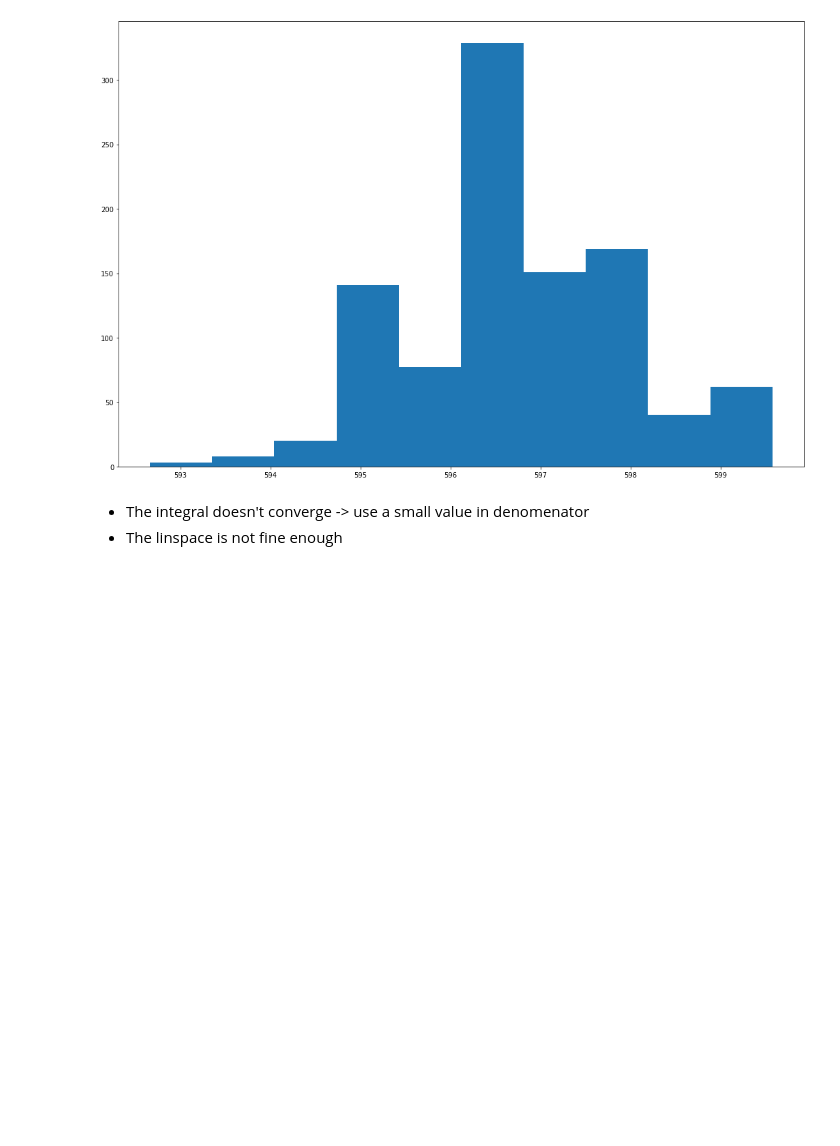
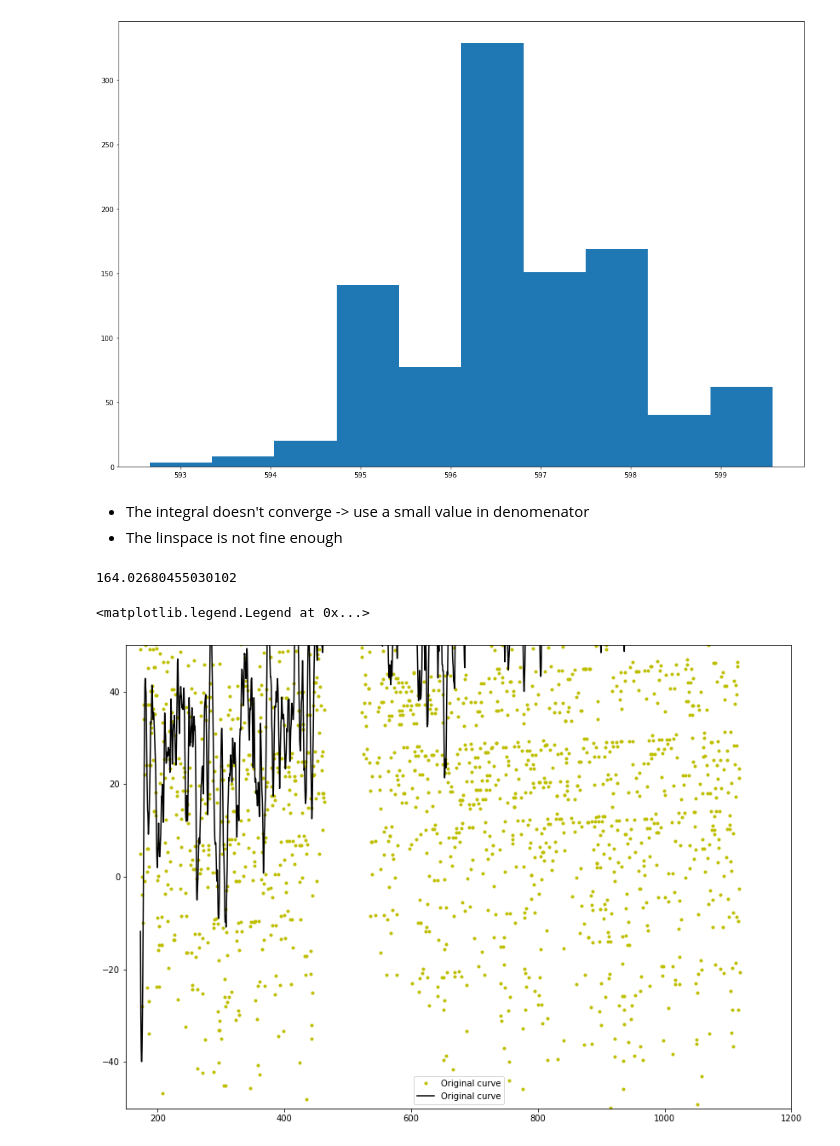
Before and after one commit to JerryLiuMY/OPMD, a Jupyter notebook: src/Test.ipynb, the cells around one changed output. Drawn from its saved outputs; the diff is of its cells as text; code cells hidden in the pictures; blank space fills up the shorter version.

```diff
--- a/src/Test.ipynb
+++ b/src/Test.ipynb
@@ -123,3 +136,28 @@ central_wl_trials
 # %% [markdown]
 - The integral doesn't converge -> use a small value in denomenator
 - The linspace is not fine enough
+# %%
+import matplotlib.pyplot as plt
+from experiment.experiment import tb
+from scipy.signal import medfilt
+import numpy as np
+from scipy.signal import butter
+from scipy.signal import filtfilt
+# wls, spec, spec_s = tb.read_smooth_spectrum(300)
+# tb.set_lamp_current(10.0)
+# print(tb.get_lamp_current())
+wls, spec, base_filter_spec, wls_, spec_ = tb.read_smooth_spectrum(300)
+# %% [output]
+164.02680455030102
+# %%
+fig = plt.figure(figsize=(14, 10))
+
+plt.plot(wls, spec-baseline, 'y.', label= 'Original curve')
+plt.plot(wls_, spec_, 'k-', label= 'Original curve')
+plt.legend(loc='best')
+# plt.xlim(150, 1200)
+# plt.ylim(-50, 50)
+plt.legend(loc='best')
+# %% [output]
+<matplotlib.legend.Legend at 0x...>
+[figure, added]
```
Also changed, not shown: parts of 17 cells of this notebook, 10 other files.
